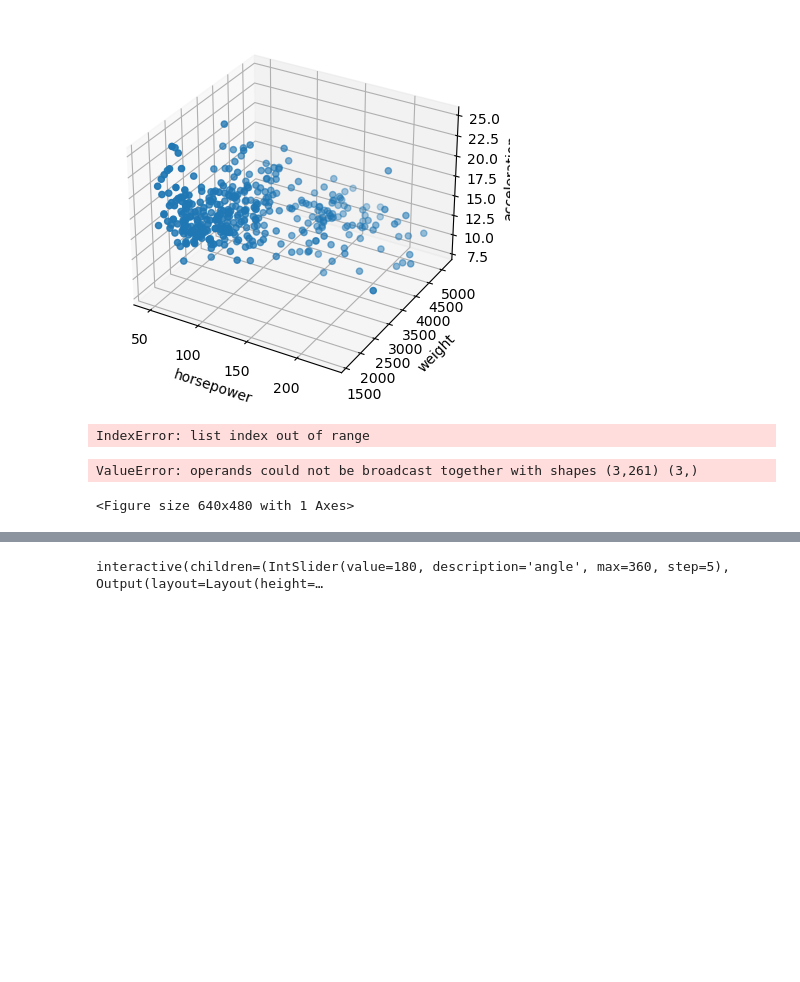
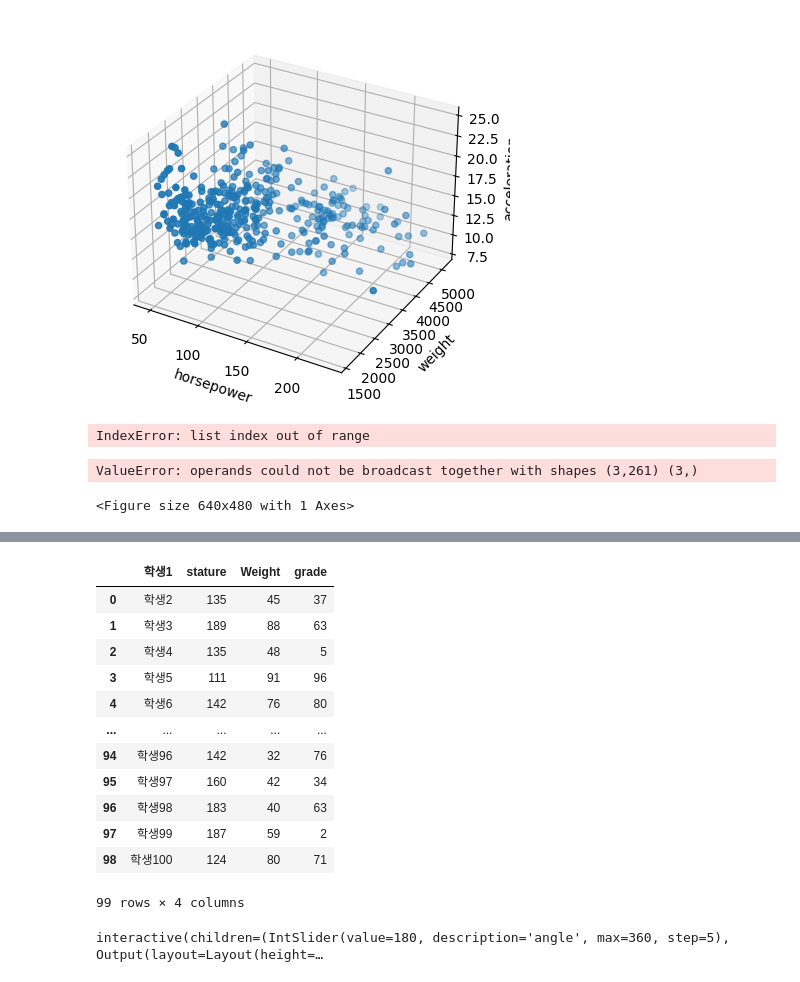
Before and after one commit to gywo123/23_MaEGA_DA_PRoject, a Jupyter notebook: data/Untitled.ipynb, the cells around one changed output, grey strips where cells are left out. Cells and saved outputs as stored; diff of their text form; code cells hidden in the pictures; blank space fills up the shorter version.

```diff
--- a/data/Untitled.ipynb
+++ b/data/Untitled.ipynb
@@ -502,3 +505,19 @@ plt.show()
 # %%
-pip install ipywidgets
+ds = pd.read_csv("aa.csv")
+
+ds
+# %% [output]
+|  | 학생1 | stature | Weight | grade |
+| 0 | 학생2 | 135 | 45 | 37 |
+| 1 | 학생3 | 189 | 88 | 63 |
+| 2 | 학생4 | 135 | 48 | 5 |
+| 3 | 학생5 | 111 | 91 | 96 |
+| 4 | 학생6 | 142 | 76 | 80 |
+| ... | ... | ... | ... | ... |
+| 94 | 학생96 | 142 | 32 | 76 |
+| 95 | 학생97 | 160 | 42 | 34 |
+| 96 | 학생98 | 183 | 40 | 63 |
+| 97 | 학생99 | 187 | 59 | 2 |
+| 98 | 학생100 | 124 | 80 | 71 |
+99 rows × 4 columns
 # %%
```
Also changed, not shown: parts of 16 cells of this notebook, 9 other files.
